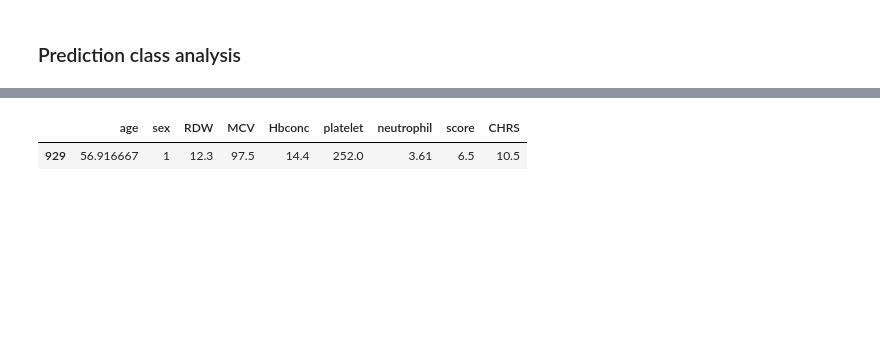
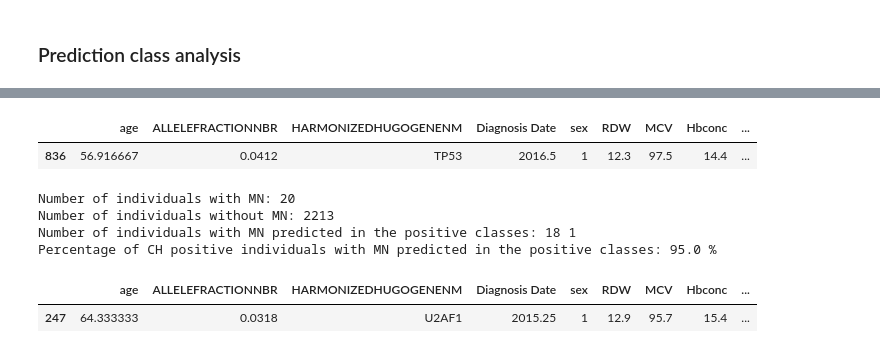
Before and after one commit to rnandi11/PRISM_updated, a Jupyter notebook: notebooks&scripts/Model_Evaluation_Analysis.ipynb, the cells around one changed output, grey strips where cells are left out. Cells and saved outputs as stored; diff of their text form; code cells hidden in the pictures; blank space fills up the shorter version.

```diff
--- a/notebooks&scripts/Model_Evaluation_Analysis.ipynb
+++ b/notebooks&scripts/Model_Evaluation_Analysis.ipynb
@@ -424,2 +1191,13 @@ predicted_class0_df[(predicted_class0_df['CHRS'] > 0)&(predicted_class0_df['MN']
 # %% [markdown]
 ## HMDR ##
+# %%
+# Load the saved model
+import pickle
+with open("models/3class_BRF_giantplt_ASH_latest.pkl", "rb") as f:
+    loaded_package = pickle.load(f)
+
+loaded_model = loaded_package['model']
+loaded_features = loaded_package['features']
+loaded_thresholds = loaded_package['optimal_thresholds']
+loaded_classes = loaded_package['classes']
+print(loaded_classes)
@@ -426,6 +1206,6 @@ predicted_class0_df[(predicted_class0_df['CHRS'] > 0)&(predicted_class0_df['MN']
 # %%
 # Test on validation set
 
-df_HMDR=pd.read_csv("/Users/riyanandi/Desktop/HMDR/HMDR_testdata_3class.csv",index_col=0)
+df_HMDR=pd.read_csv("/Users/riyanandi/Desktop/HMDR/HMDR_testdata_3class_new_2.csv",index_col=0)
 df_HMDR.head()
 # %% [output]
@@ -471,7 +1438,8 @@ Number with CHIP: 827
 # %%
 # On HMDR
 
-X_HMDR=df_HMDR.drop(columns=['score','sex','MN','CH','CHRS'])
+X_HMDR=df_HMDR.drop(columns=['Dfci.Mrn','Diagnosis Date','basophil','MPV','MCHbconc','score','sex','MN','Pt Date Of Birth','MN_type',
+                             'MN_date','CH','CHRS'])
 y_HMDR=df_HMDR[['CH']]
 X_HMDR.info()
 # %% [output]
@@ -512,0 +1528,25 @@ Name: count, dtype: int64
+# %%
+# Get prediction with default threshold
+y_pred_custom=loaded_model.predict(X_reordered)
+
+#  Indices where the model predicted "CH positive with MN" (label 2)
+mask_2 = (y_pred_custom == 2)
+n_rows_2 = np.where(mask_2)[0]
+
+#  Indices where the model predicted "CH positive without MN" (label 1)
+mask_1 = (y_pred_custom == 1)
+n_rows_1 = np.where(mask_1)[0]
+
+#  Indices where the model predicted "Everyone else" (label 0)
+mask_0 = (y_pred_custom == 0)
+n_rows_0 = np.where(mask_0)[0]
+
+# Subset of X_test corresponding to predicted positive
+predicted_class2_df = df_HMDR.iloc[n_rows_2]
+predicted_class1_df = df_HMDR.iloc[n_rows_1]
+predicted_class0_df = df_HMDR.iloc[n_rows_0]
+
+# Print the stats
+print("Number of people predicted in class 2:",len(predicted_class2_df),len(predicted_class2_df)*100/len(y_pred_custom))
+print("Number of people predicted in class 1:",len(predicted_class1_df),len(predicted_class1_df)*100/len(y_pred_custom))
+print("Number of people predicted in class 0:",len(predicted_class0_df),len(predicted_class0_df)*100/len(y_pred_custom))
@@ -766,6 +1876,39 @@ Percentage of CH positive individuals with MN predicted in the positive classes:
 # %%
 # Who is the 1 missed individual with MN??
-predicted_class0_df[(predicted_class0_df['CHRS'] > 0)&(predicted_class0_df['MN'] == 1)][['age','sex','RDW','MCV','Hbconc','platelet','neutrophil','score','CHRS']]
+predicted_class0_df[(predicted_class0_df['CHRS'] > 0)&(predicted_class0_df['MN'] == 1)][['age','ALLELEFRACTIONNBR','HARMONIZEDHUGOGENENM',
+                                                                                         'Diagnosis Date','sex','RDW','MCV','Hbconc',
+                                                                                         'platelet','neutrophil','score','CHRS','MN_type','MN_date']]
 # %% [output]
-|  | age | sex | RDW | MCV | Hbconc | platelet | neutrophil | score | CHRS |
-| 929 | 56.916667 | 1 | 12.3 | 97.5 | 14.4 | 252.0 | 3.61 | 6.5 | 10.5 |
+|  | age | ALLELEFRACTIONNBR | HARMONIZEDHUGOGENENM | Diagnosis Date | sex | RDW | MCV | Hbconc | ... |
+| 836 | 56.916667 | 0.0412 | TP53 | 2016.5 | 1 | 12.3 | 97.5 | 14.4 | ... |
+# %%
+# Check statistics of CH positive patients with MN, in the predictions
+
+# 1. Number of CH positive individuals with/ without MN
+MN = (df_HMDR['MN']==1).sum()
+noMN = (df_HMDR['MN']==0).sum()
+
+print("Number of individuals with MN:",MN)
+print("Number of individuals without MN:",noMN)
+
+
+# How many CH positive individuals with MN were classified in positive classes?
+MN_pred2 = (predicted_class2_df['MN'] == 1).sum()
+MN_pred1 = (predicted_class1_df['MN'] == 1).sum()
+
+print("Number of individuals with MN predicted in the positive classes:",MN_pred2,MN_pred1)
+print("Percentage of CH positive individuals with MN predicted in the positive classes:",
+      round((MN_pred2+MN_pred1) * 100 / MN, 2), "%")
+# %% [output]
+Number of individuals with MN: 20
+Number of individuals without MN: 2213
+Number of individuals with MN predicted in the positive classes: 18 1
+Percentage of CH positive individuals with MN predicted in the positive classes: 95.0 %
+# %%
+# Who is the 1 missed individual with MN??
+predicted_class1_df[(predicted_class1_df['MN'] == 1)][['age','ALLELEFRACTIONNBR','HARMONIZEDHUGOGENENM',
+                                                                                         'Diagnosis Date','sex','RDW','MCV','Hbconc',
+                                                                                         'platelet','neutrophil','score','CHRS','MN_type','MN_date']]
+# %% [output]
+|  | age | ALLELEFRACTIONNBR | HARMONIZEDHUGOGENENM | Diagnosis Date | sex | RDW | MCV | Hbconc | ... |
+| 247 | 64.333333 | 0.0318 | U2AF1 | 2015.25 | 1 | 12.9 | 95.7 | 15.4 | ... |
```
Also changed, not shown: parts of 103 cells of this notebook, 13 other files.
